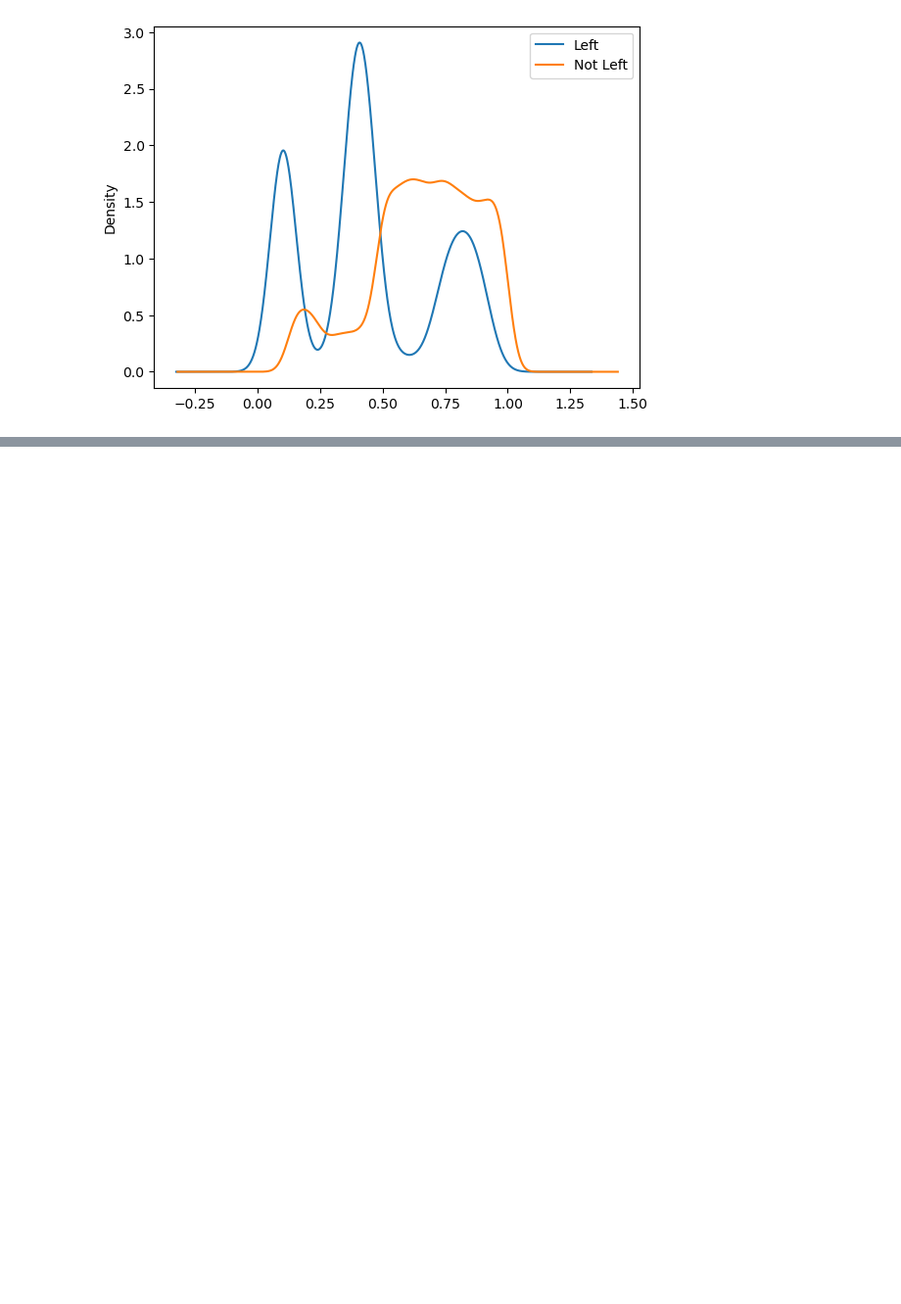
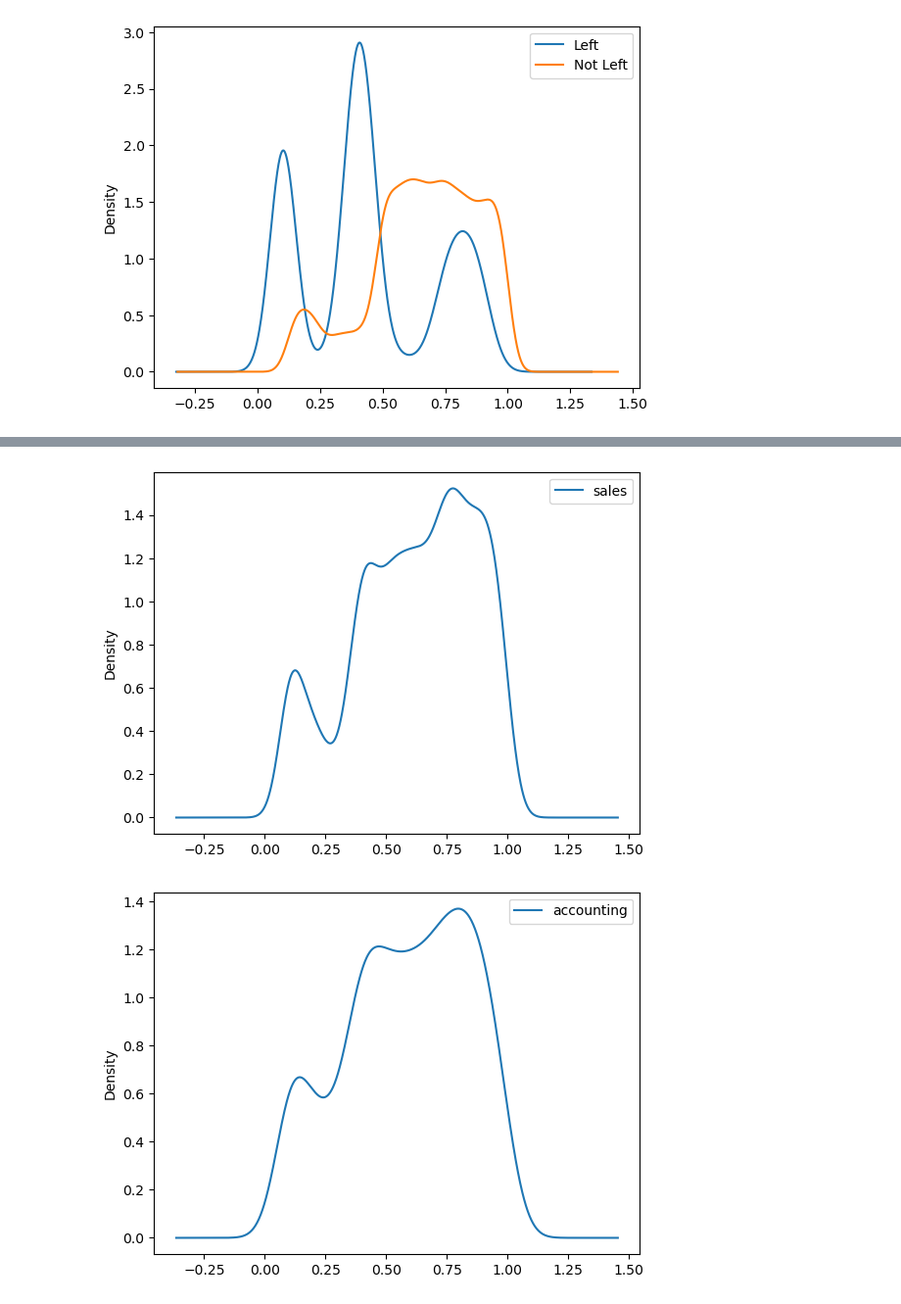
Before and after one commit to Deepika081/ml-learning-journey, a Jupyter notebook: HR_DataAnalysis.ipynb, the cells around one changed output, grey strips where cells are left out. Shown at 98% size. Cells and saved outputs as stored; diff of their text form; code cells hidden in the pictures; blank space fills up the shorter version.

```diff
--- a/HR_DataAnalysis.ipynb
+++ b/HR_DataAnalysis.ipynb
@@ -338,0 +379,2 @@ plt.show()
+# %%
+departments = [i for i in df['Departments '].unique()]
@@ -338,0 +394,9 @@ plt.show()
+# %%
+for i in departments:
+    df[df['Departments ']==i]['satisfaction_level'].plot(kind = 'kde', label=i)
+    #df[df['left']==1]['satisfaction_level'].plot(kind = 'kde', label='Left')
+    plt.legend()
+    plt.show()
+# %% [output]
+[figure, added]
+[figure, added]
```
Also changed, not shown: parts of 14 cells of this notebook.
